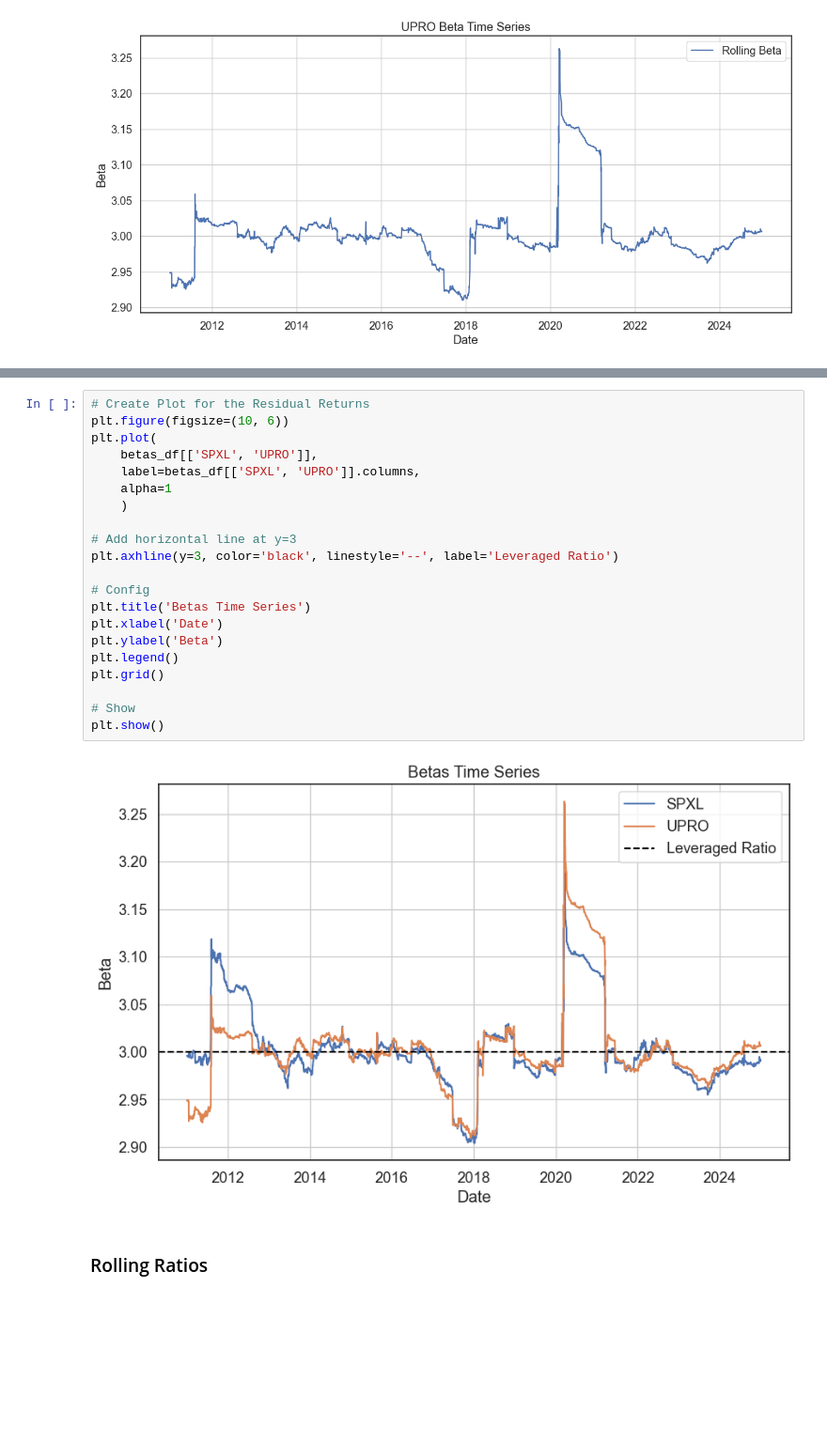
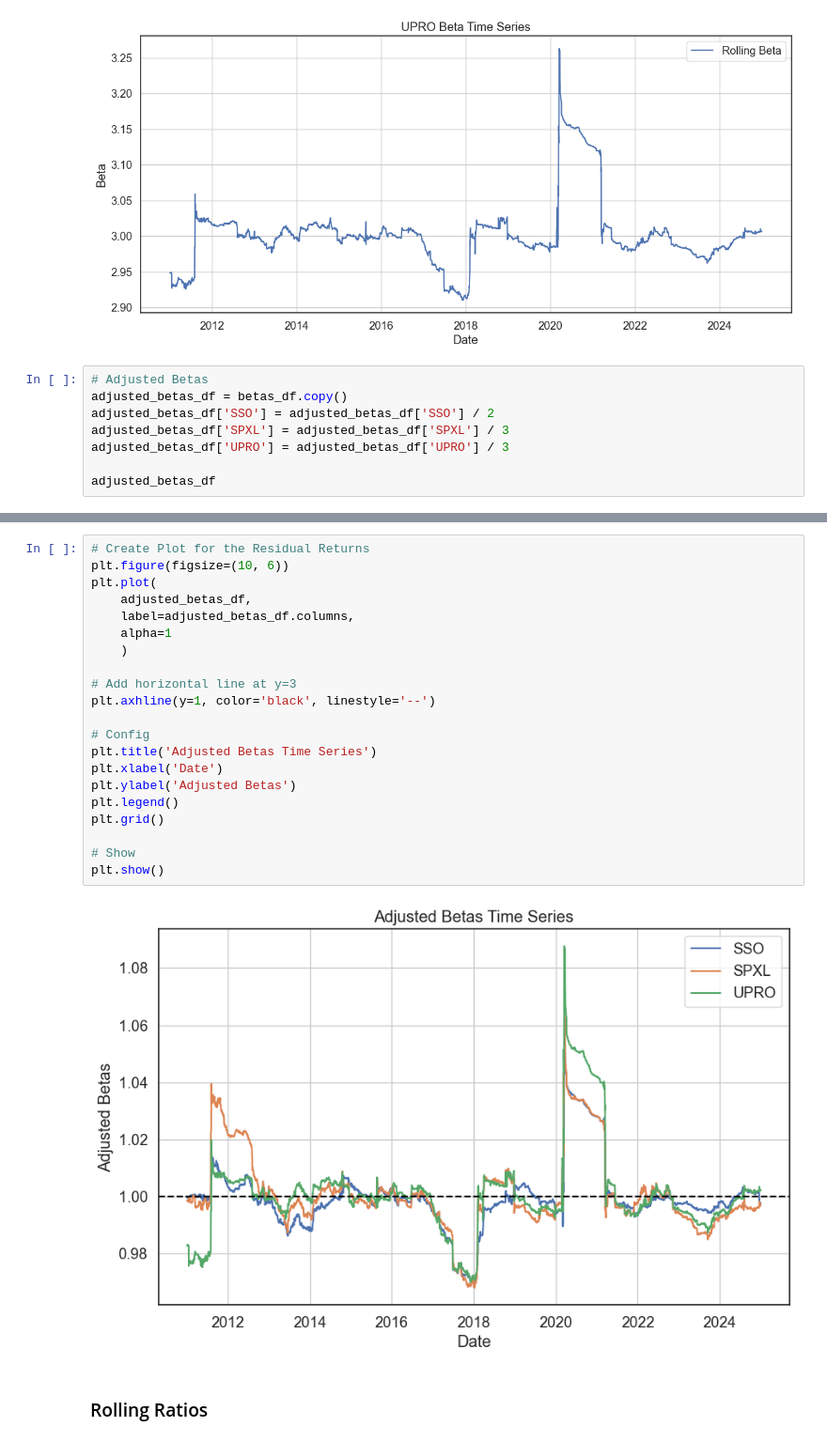
Before and after one commit to dan-the-quant/DanTheQuant-Evidence_Lab_Research, a Jupyter notebook: Leveraged_Portfolios_Analysis/Leveraged_Portfolios.ipynb, the cells around one changed output, grey strips where cells are left out. Shown at 94% size. Cells and saved outputs as stored; diff of their text form; blank space fills up the shorter version.

Commit message:
Adding Adjusted Betas

```diff
--- a/Leveraged_Portfolios_Analysis/Leveraged_Portfolios.ipynb
+++ b/Leveraged_Portfolios_Analysis/Leveraged_Portfolios.ipynb
@@ -401,3 +401,11 @@ for stock in index_tickers[:3]:
 [figure]
 [figure]
 [figure]
+# %%
+# Adjusted Betas
+adjusted_betas_df = betas_df.copy()
+adjusted_betas_df['SSO'] = adjusted_betas_df['SSO'] / 2
+adjusted_betas_df['SPXL'] = adjusted_betas_df['SPXL'] / 3
+adjusted_betas_df['UPRO'] = adjusted_betas_df['UPRO'] / 3
+
+adjusted_betas_df
@@ -404,26 +426,26 @@ for stock in index_tickers[:3]:
 # %%
 # Create Plot for the Residual Returns
 plt.figure(figsize=(10, 6))
 plt.plot(
-    betas_df[['SPXL', 'UPRO']],
-    label=betas_df[['SPXL', 'UPRO']].columns,
+    adjusted_betas_df,
+    label=adjusted_betas_df.columns,
     alpha=1
     )
 
 # Add horizontal line at y=3
-plt.axhline(y=3, color='black', linestyle='--', label='Leveraged Ratio')
+plt.axhline(y=1, color='black', linestyle='--')
 
 # Config
-plt.title('Betas Time Series')
+plt.title('Adjusted Betas Time Series')
 plt.xlabel('Date')
-plt.ylabel('Beta')
+plt.ylabel('Adjusted Betas')
 plt.legend()
 plt.grid()
 
 # Show
 plt.show()
 # %% [output]
-[figure, old version]
+[figure, new version]
 # %% [markdown]
 ### Rolling Ratios ###
 # %%
```
Also changed, not shown: parts of 18 cells of this notebook.
